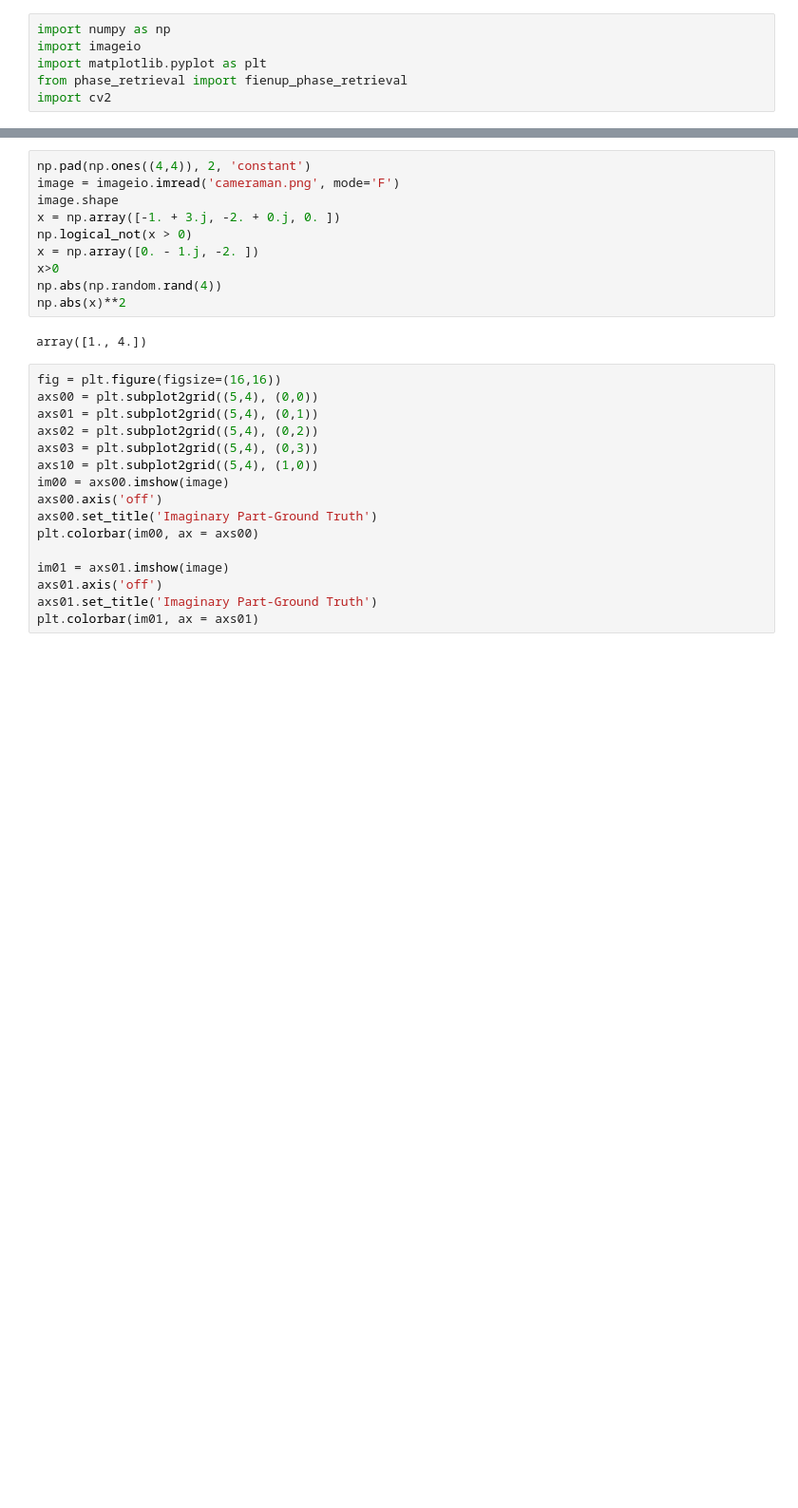
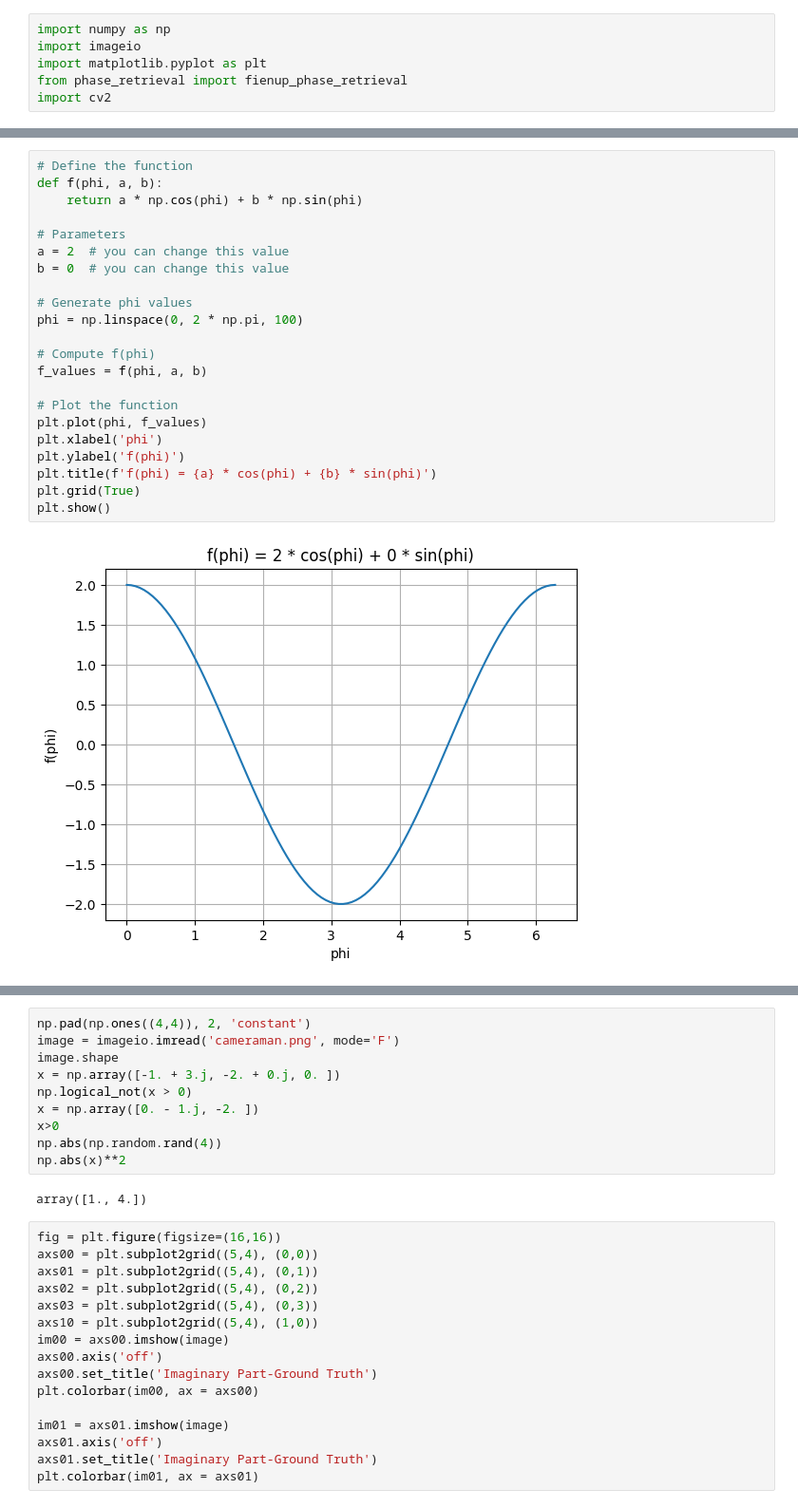
Before and after one commit to JeremieSefo/phase-retrieval, a Jupyter notebook: test notebook.ipynb, the cells around one changed output, grey strips where cells are left out. Shown at 95% size. Drawn from its saved outputs; the diff is of its cells as text; blank space fills up the shorter version.

```diff
--- a/test notebook.ipynb
+++ b/test notebook.ipynb
@@ -6,0 +14,24 @@ import cv2
+# %%
+# Define the function
+def f(phi, a, b):
+    return a * np.cos(phi) + b * np.sin(phi)
+
+# Parameters
+a = 2  # you can change this value
+b = 0  # you can change this value
+
+# Generate phi values
+phi = np.linspace(0, 2 * np.pi, 100)
+
+# Compute f(phi)
+f_values = f(phi, a, b)
+
+# Plot the function
+plt.plot(phi, f_values)
+plt.xlabel('phi')
+plt.ylabel('f(phi)')
+plt.title(f'f(phi) = {a} * cos(phi) + {b} * sin(phi)')
+plt.grid(True)
+plt.show()
+# %% [output]
+[figure, added]
```
Also changed, not shown: parts of 2 cells of this notebook.
